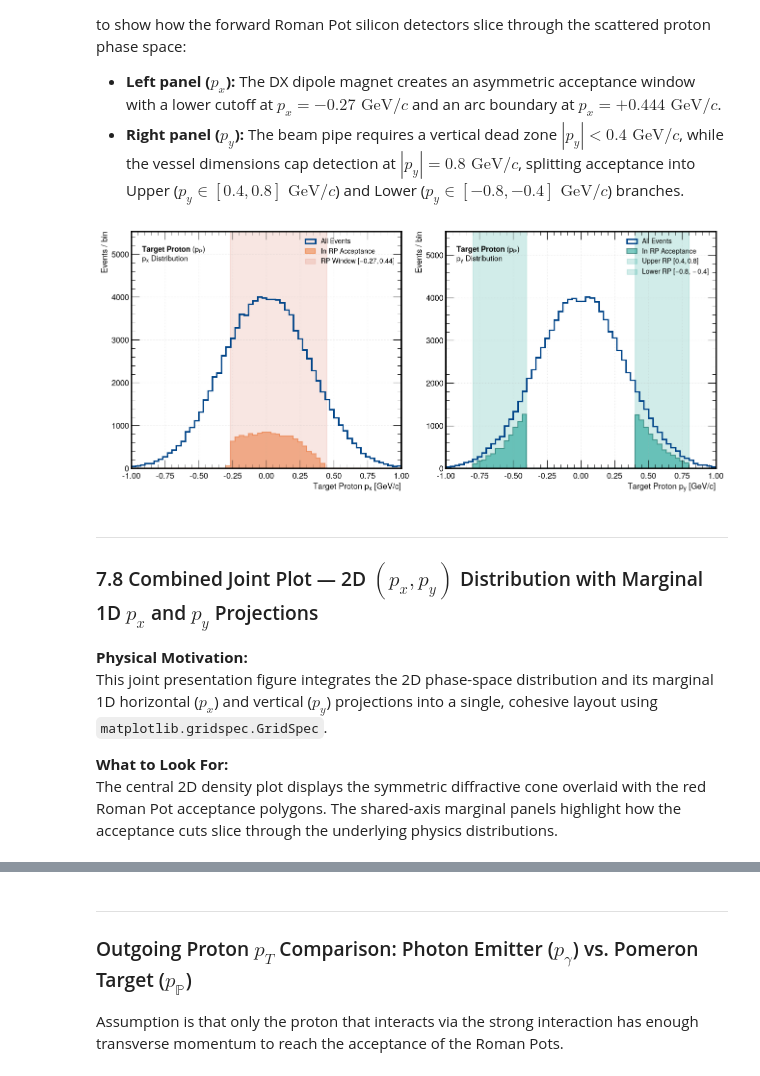
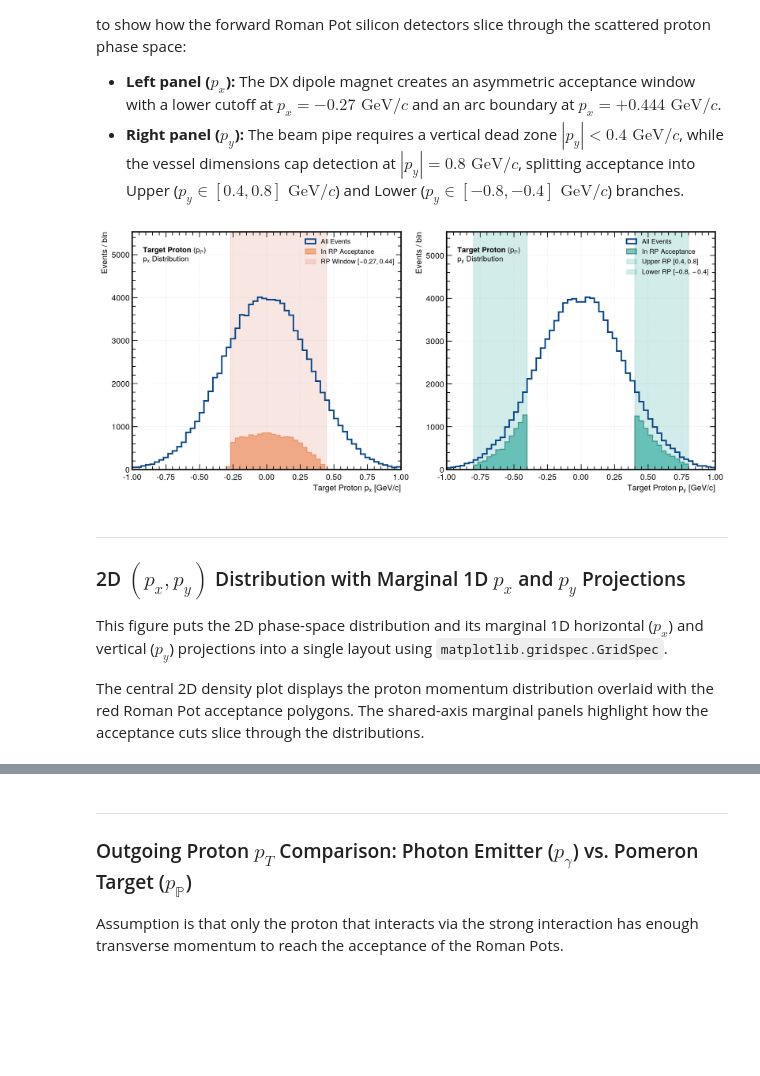
Before and after one commit to TheLittleRock/sartrepp, a Jupyter notebook: book/07_sartre_simulation_analysis_and_plots.ipynb, the cells around one changed output, grey strips where cells are left out. Saved outputs shown, nothing was run; the diff lists cells and outputs as text; code cells hidden in the pictures; blank space fills up the shorter version.

```diff
--- a/book/07_sartre_simulation_analysis_and_plots.ipynb
+++ b/book/07_sartre_simulation_analysis_and_plots.ipynb
@@ -973,7 +991,7 @@ This figure decomposes the 2D $(p_x, p_y)$ distribution into two side-by-side 1D
 - **Right panel ($p_y$):** The beam pipe requires a vertical dead zone $|p_y| < 0.4\text{ GeV}/c$, while the vessel dimensions cap detection at $|p_y| = 0.8\text{ GeV}/c$, splitting acceptance into Upper ($p_y \in [0.4, 0.8]\text{ GeV}/c$) and Lower ($p_y \in [-0.8, -0.4]\text{ GeV}/c$) branches.
 # %%
 # -----------------------------------------------------------------------------
-# Plot 7.7: Decomposed 1D px and py Distributions of Target Proton
+# Decomposed 1D px and py Distributions of Target Proton
 # -----------------------------------------------------------------------------
 fig, (ax_px, ax_py) = plt.subplots(1, 2, figsize=(13, 5.5), constrained_layout=True)
 
@@ -998,43 +1016,46 @@ ax_px.set_ylabel(r'Events / bin')
 ax_px.set_xlim(-1.0, 1.0)
 ax_px.set_ylim(0, max_px * 1.38)
 ax_px.grid(True, alpha=0.3)
 ax_px.legend(loc='upper right', frameon=False, fontsize=10)
 ax_px.text(0.04, 0.94, r'$\mathbf{Target\ Proton}\ (p_{\mathbb{P}})$' + '\n' + r'$p_x\ \text{Distribution}$',
            transform=ax_px.transAxes, fontsize=11, va='top')
 
 # Right panel: py projection
 h_py_all, _ = np.histogram(data_bsat['p_pom_py'], bins=bins_p1d)
 max_py = np.max(h_py_all)
 ax_py.hist(data_bsat['p_pom_py'], bins=bins_p1d, histtype='step', lw=2.2, color='#004488',
            label='All Events')
 ax_py.hist(data_bsat['p_pom_py'][cond_rp_b], bins=bins_p1d, histtype='stepfilled',
            color='#009988', alpha=0.5, edgecolor="#005249", lw=1.5,
            label='In RP Acceptance')
 ax_py.axvspan(0.4, 0.8, color='#009988', alpha=0.18, label=r'Upper RP $[0.4, 0.8]$')
 ax_py.axvspan(-0.8, -0.4, color='#009988', alpha=0.18, label=r'Lower RP $[-0.8, -0.4]$')
 
 ax_py.set_xlabel(r'Target Proton $p_y$ [$\text{GeV}/c$]')
 ax_py.set_ylabel(r'Events / bin')
 ax_py.set_xlim(-1.0, 1.0)
 ax_py.set_ylim(0, max_py * 1.38)
 ax_py.grid(True, alpha=0.3)
 ax_py.legend(loc='upper right', frameon=False, fontsize=10)
 ax_py.text(0.04, 0.94, r'$\mathbf{Target\ Proton}\ (p_{\mathbb{P}})$' + '\n' + r'$p_y\ \text{Distribution}$',
            transform=ax_py.transAxes, fontsize=11, va='top')
 
+ax_py.tick_params(axis='both', which='major', length = 8, width = 1)
+ax_py.tick_params(axis='both', which='minor', length = 5, width = 1)
+ax_px.tick_params(axis='both', which='major', length = 8, width = 1)
+ax_px.tick_params(axis='both', which='minor', length = 5, width = 1)
+
 plt.savefig(FIG_DIR / "fig_07_proton_pom_1d_px_py_decomposed.pdf", bbox_inches='tight')
 plt.show()
 # %% [output]
-[figure, old version]
+[figure, new version]
 # %% [markdown]
 ---
 
-### 7.8 Combined Joint Plot — 2D $(p_x, p_y)$ Distribution with Marginal 1D $p_x$ and $p_y$ Projections
+### 2D $(p_x, p_y)$ Distribution with Marginal 1D $p_x$ and $p_y$ Projections
 
-**Physical Motivation:**
-This joint presentation figure integrates the 2D phase-space distribution and its marginal 1D horizontal ($p_x$) and vertical ($p_y$) projections into a single, cohesive layout using `matplotlib.gridspec.GridSpec`.
+This figure puts the 2D phase-space distribution and its marginal 1D horizontal ($p_x$) and vertical ($p_y$) projections into a single layout using `matplotlib.gridspec.GridSpec`.
 
-**What to Look For:**
-The central 2D density plot displays the symmetric diffractive cone overlaid with the red Roman Pot acceptance polygons. The shared-axis marginal panels highlight how the acceptance cuts slice through the underlying physics distributions.
+The central 2D density plot displays the proton momentum distribution overlaid with the red Roman Pot acceptance polygons. The shared-axis marginal panels highlight how the acceptance cuts slice through the distributions.
 # %%
 # -----------------------------------------------------------------------------
```
Also changed, not shown: parts of 18 cells of this notebook, 18 other files.
